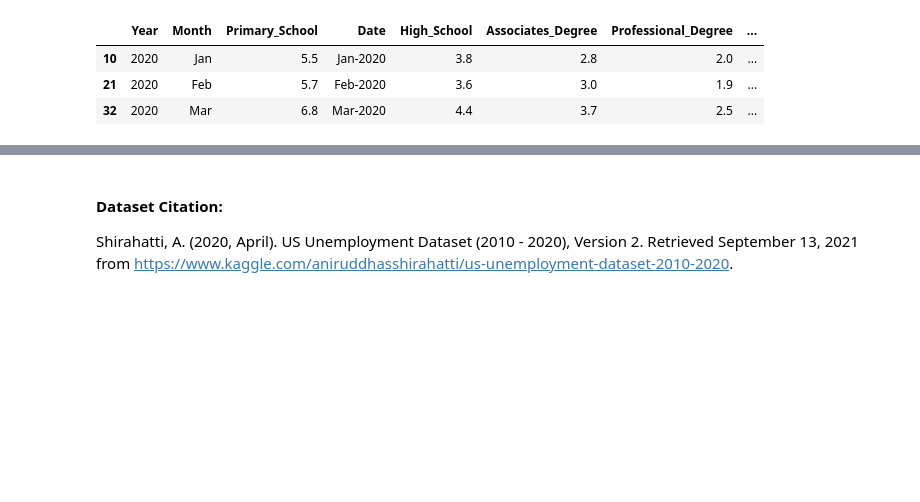
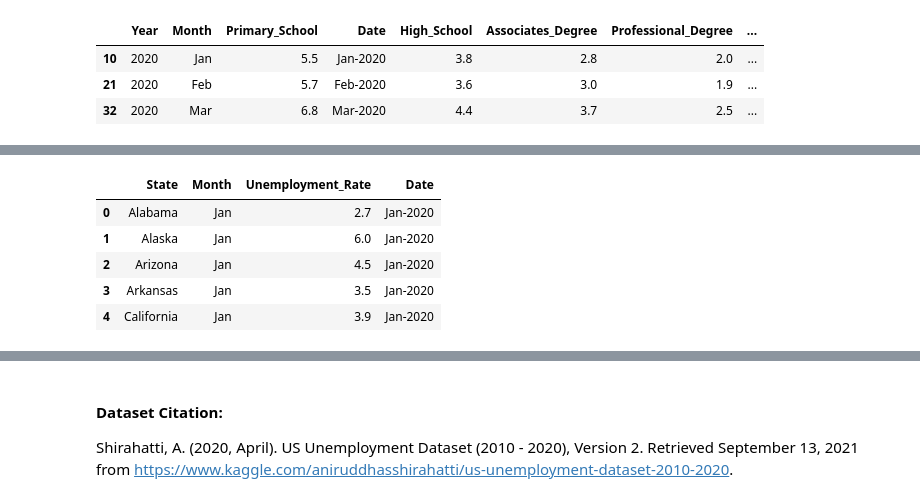
Before and after one commit to ibrahimabubaker/Job_Market_Analysis, a Jupyter notebook: index.ipynb, the cells around one changed output, grey strips where cells are left out. Cells and saved outputs as stored; diff of their text form; code cells hidden in the pictures; blank space fills up the shorter version.

```diff
--- a/index.ipynb
+++ b/index.ipynb
@@ -110,0 +117,11 @@ In the above line plot, an upwards turning point can be seen in the unemployment
+# %%
+# Read in U.S. Individual state unemployment data
+df2 = pd.read_csv('./unemployment_data_us_state.csv')
+df2.head()
+# %% [output]
+|  | State | Month | Unemployment_Rate | Date |
+| 0 | Alabama | Jan | 2.7 | Jan-2020 |
+| 1 | Alaska | Jan | 6.0 | Jan-2020 |
+| 2 | Arizona | Jan | 4.5 | Jan-2020 |
+| 3 | Arkansas | Jan | 3.5 | Jan-2020 |
+| 4 | California | Jan | 3.9 | Jan-2020 |
```
Also changed, not shown: parts of 15 cells of this notebook, 2 other files.
